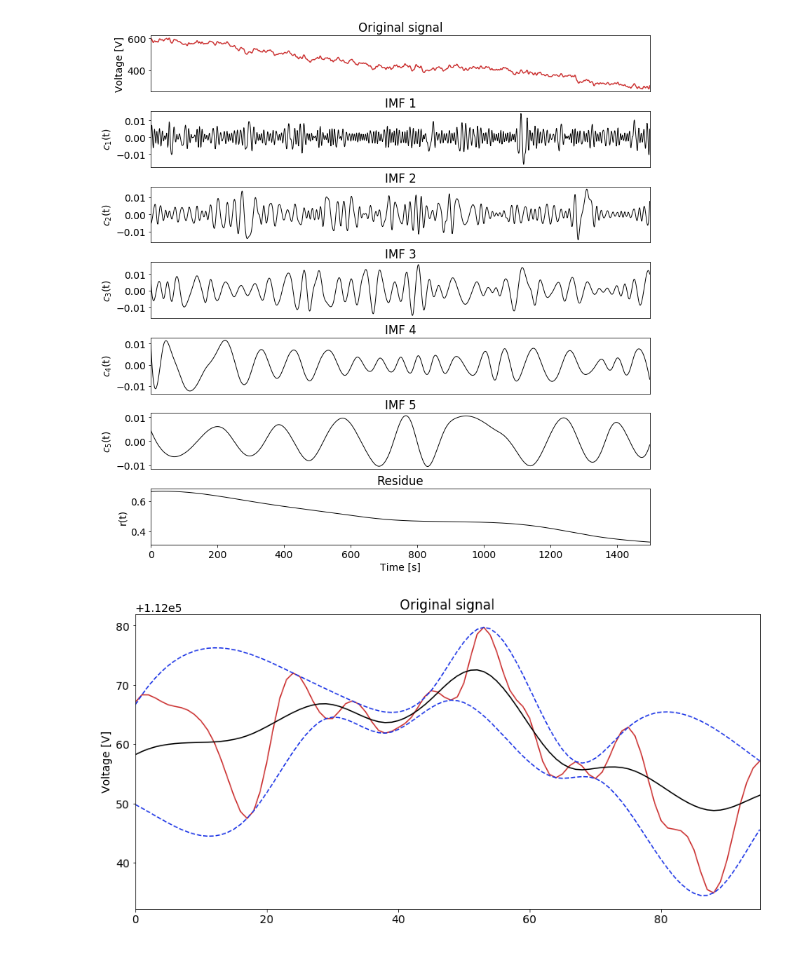
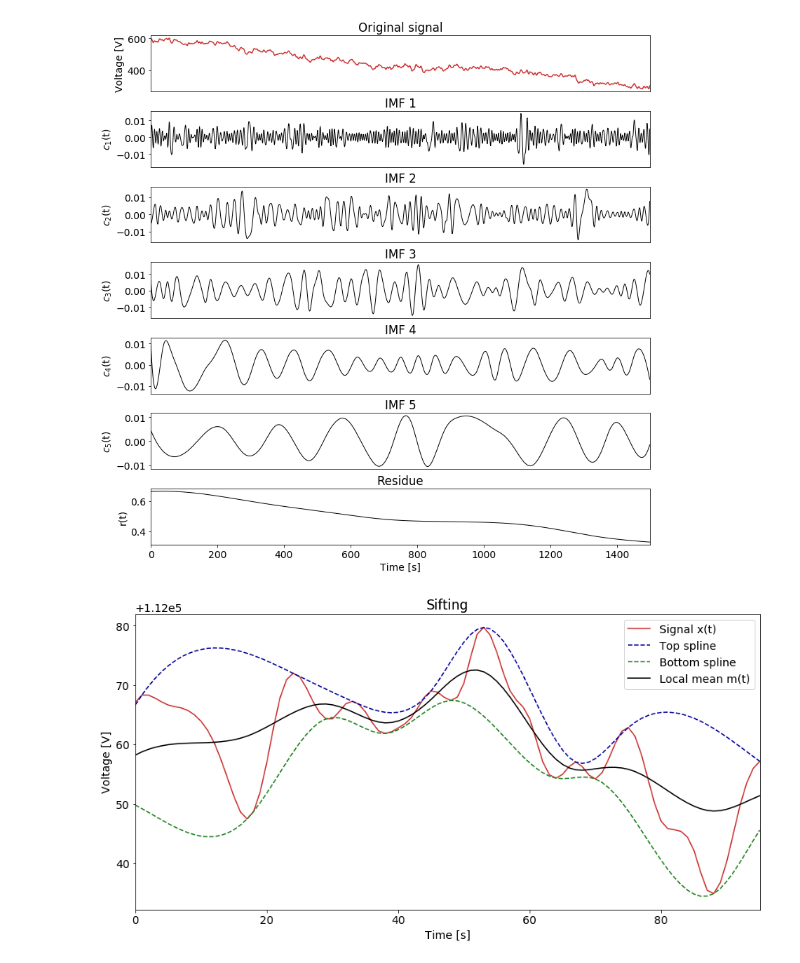
Before and after one commit to holwech/Drone-Mind-Control, a Jupyter notebook: Report plots.ipynb, the cells around one changed output. Drawn from its saved outputs; the diff is of its cells as text; code cells hidden in the pictures.

```diff
--- a/Report plots.ipynb
+++ b/Report plots.ipynb
@@ -55,4 +55,5 @@ def get_IMF(signal, max_modes = 15):
     return emddev.emd(signal, min_data, max_data, max_modes, max_siftings)
 # %%
 red = (0.8, 0.2, 0.2)
-blue = (0.1, 0.2, 0.9)
+blue = (0, 0, 0.6)
+green = (0.1, 0.5, 0.1)
@@ -59,6 +64,6 @@ blue = (0.1, 0.2, 0.9)
 # %%
 # Electrical noise filter plot
-path = 'Data/j_r_o_5/'
+path = 'exp_data/test/left/'
 files = []
 count = 0
 for i in os.listdir(path):
@@ -67,23 +72,25 @@ for i in os.listdir(path):
 df = pd.read_csv(os.path.join(path, files[1]), index_col=0)
 data = df.as_matrix()
 
+signal = data[:, 1]
+
 fig, ax = plt.subplots(2, 1, figsize=(12, 8))
 fig.tight_layout(h_pad=5)
 
-line1 = ax[0].plot(data[:,1], color='black')
+line1 = ax[0].plot(signal, color='black')
 plt.setp(line1, linewidth=1)
 ax[0].set_title("Original signal")
 ax[0].set_ylabel("Amplitude (dB)")
-ax[0].set_xlim([0, len(data[:,1])])
+ax[0].set_xlim([0, len(signal)])
 #ax[0].spines['top'].set_visible(False)
 #ax[0].spines['right'].set_visible(False)
 ax[0].grid(False)
 
-line2 = ax[1].plot(notch_filter(data[:,1]), color='black')
+line2 = ax[1].plot(notch_filter(signal), color='black')
 plt.setp(line2, linewidth=0.5)
 ax[1].set_title("50Hz notch filtered signal")
 ax[1].set_ylabel("Amplitude (dB)")
-ax[1].set_xlim([0, len(data[:,1])])
+ax[1].set_xlim([0, len(signal)])
 #ax[1].spines['top'].set_visible(False)
 #ax[1].spines['right'].set_visible(False)
 ax[1].grid(False)
@@ -200,20 +207,21 @@ mean_signal = emddev.find_local_mean(minima_spline, maxima_spline)
 # %%
 fig, axis = plt.subplots(1, 1, figsize=(12, 6))
 fig.tight_layout(h_pad=0.1)
 
-line1 = axis.plot(signal[26:-28], color=red)
-line2 = axis.plot(maxima_spline[26:-28], color=blue, linestyle="--")
-line3 = axis.plot(minima_spline[26:-28], color=blue, linestyle="--")
-line4 = axis.plot(mean_signal[26:-28], color="black")
-plt.setp(line1, linewidth=1.5)
-axis.set_title("Original signal")
+line1, = axis.plot(signal[26:-28], color=red, linewidth=1.5, label="Signal x(t)")
+line2, = axis.plot(maxima_spline[26:-28], color=blue, linestyle="--", label="Top spline")
+line3, = axis.plot(minima_spline[26:-28], color=green, linestyle="--", label="Bottom spline")
+line4, = axis.plot(mean_signal[26:-28], color="black", label="Local mean m(t)")
+plt.legend(handles=[line1, line2, line3, line4])
+axis.set_title("Sifting")
 axis.set_ylabel("Voltage [V]")
+axis.set_xlabel("Time [s]")
 axis.set_xlim([0, signal.shape[0] - 54 - 1])
 #ax[0].spines['top'].set_visible(False)
 #ax[0].spines['right'].set_visible(False)
 axis.grid(False)
 
 
-fig.savefig("plots/electrical_all_IMFs.eps", format="eps")
+fig.savefig("plots/spline_example.eps", format="eps")
 # %% [output]
-[figure, old version]
+[figure, new version]
```
Also changed, not shown: parts of 2 cells of this notebook, 32 other files.
